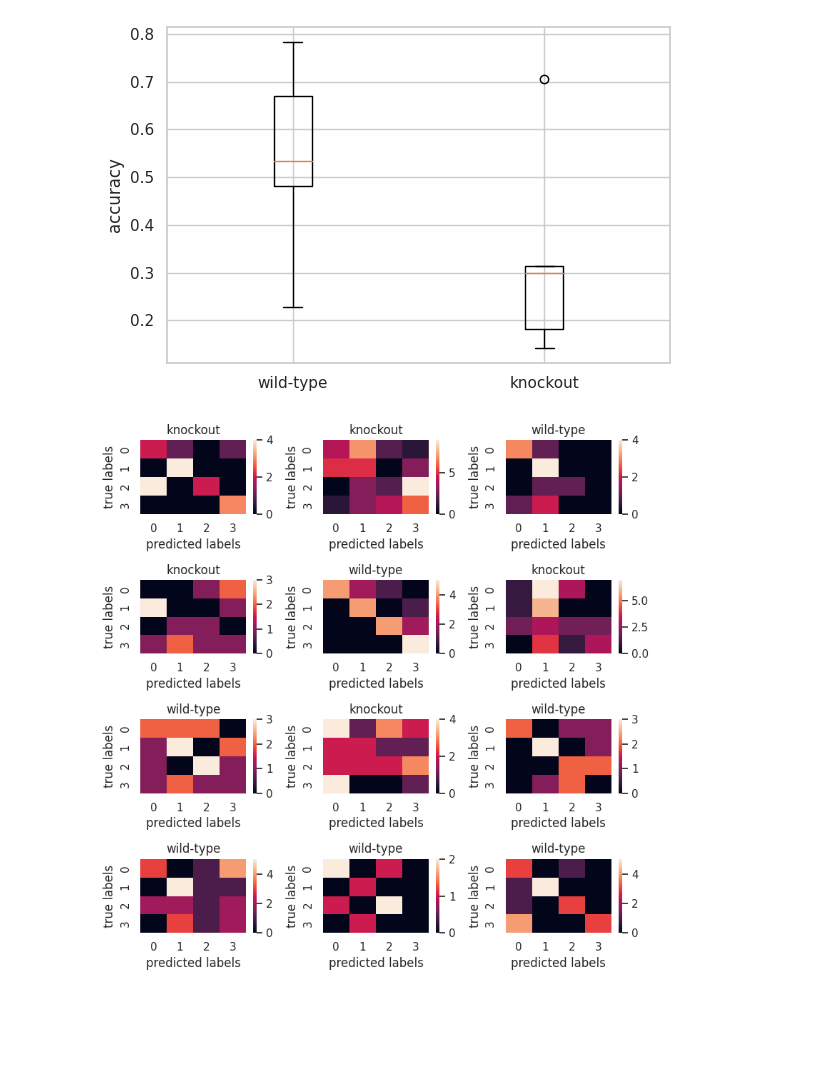
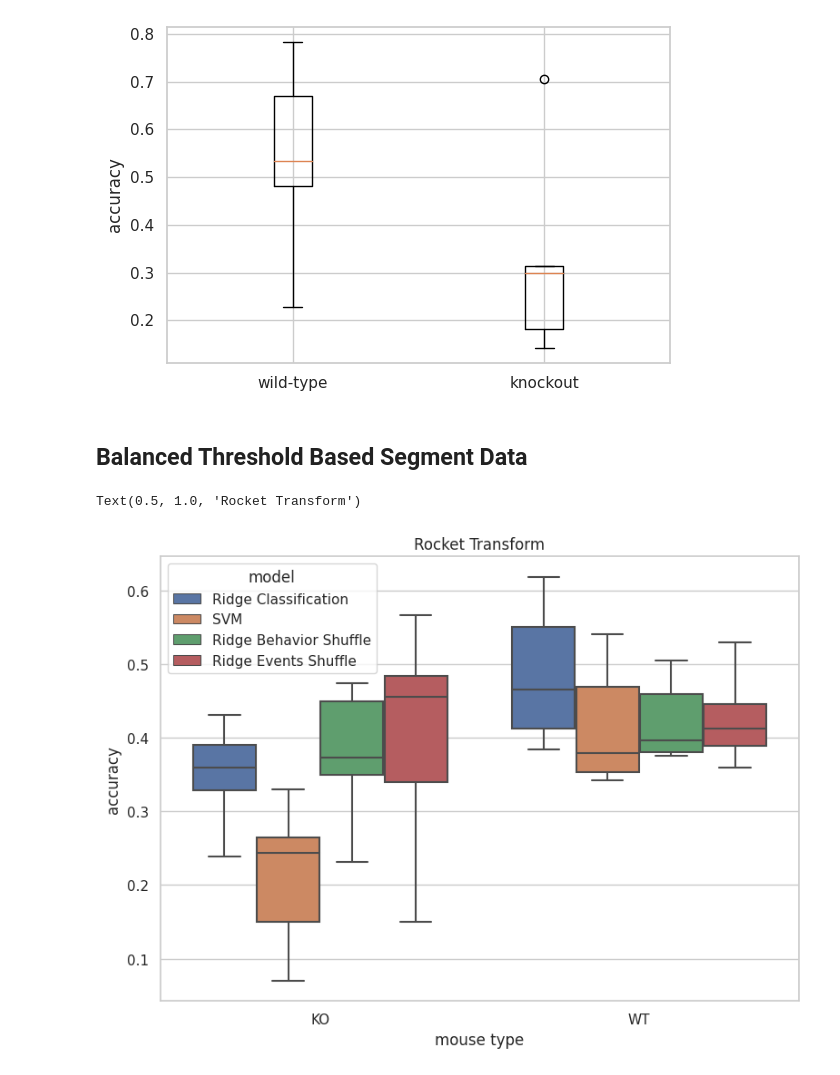
Before and after one commit to kisaragiRY/decoding-DG, a Jupyter notebook: notebooks/3-decoding-model/2-classification/3-time-series-classification/2-implement/01-rocket-results.ipynb, the cells around one changed output. Cells and saved outputs as stored; diff of their text form; code cells hidden in the pictures; blank space fills up the shorter version.

Commit message:
visualized the rocket results #42

```diff
--- a/notebooks/3-decoding-model/2-classification/3-time-series-classification/2-implement/01-rocket-results.ipynb
+++ b/notebooks/3-decoding-model/2-classification/3-time-series-classification/2-implement/01-rocket-results.ipynb
@@ -38,21 +36,34 @@ ax.set_ylabel("accuracy")
 # %% [output]
 Text(0, 0.5, 'accuracy')
 [figure]
-# %%
-fig, axes = plt.subplots(figsize=(8,8),nrows = 4, ncols = 3, tight_layout = True)
-axes = axes.ravel()
-
-for id_, data_dir in enumerate(ParamDir().data_path_list):
-    data_name = str(data_dir).split('/')[-1]
-    with open(ParamDir().output_dir/data_name/(f"tsc_train_rocket.pickle"),"rb") as f:
-        results= pickle.load(f)
-    sns.heatmap(confusion_matrix(results["y_test"], results["y_pred"]), ax=axes[id_])
-    axes[id_].set_xlabel("predicted labels")
-    axes[id_].set_ylabel("true labels")
-    if "KO" in str(data_dir):
-        mouse_type = "knockout"
-    else:
-        mouse_type = "wild-type"
-    axes[id_].set_title(mouse_type)
-# %% [output]
-[figure, removed]
+# %% [markdown]
+## Balanced Threshold Based Segment Data
+# %%
+fig, ax = plt.subplots(figsize=(8,6), tight_layout = True, sharey=True)
+file_model = [
+    ("tsc_train_rocket_threshold_segment_False", "Ridge Classification"),
+    ("tsc_train_rocket_SVM_threshold_segment_False", "SVM"),
+    # ("tsc_train_rocket_Softmax_threshold_segment_False", "Softmax"),
+    ("tsc_train_rocket_Ridge_threshold_segment_behavior shuffling", "Ridge Behavior Shuffle"),
+    ("tsc_train_rocket_Ridge_threshold_segment_events shuffling", "Ridge Events Shuffle"),
+]
+accu_list = []
+for file_name, model in file_model:
+    for m_id, data_dir in enumerate(datalist):
+        data_name = str(data_dir).split('/')[-1]
+        with open(ParamDir().output_dir/data_name/(f"{file_name}.pickle"),"rb") as f:
+            results = pickle.load(f)
+        accu = np.mean(results["scores"])
+        if "KO" in data_name:
+            accu_list.append((accu, "KO", model))
+        else:
+            accu_list.append((accu, "WT", model))
+
+df = pd.DataFrame(accu_list, columns=["score", "mouse type", "model"])
+sns.boxplot(x="mouse type", y ="score", hue="model", data=df, ax=ax)
+ax.set_ylabel("accuracy")
+# ax.legend(bbox_to_anchor=(.3, 1.2))
+ax.set_title("Rocket Transform")
+# %% [output]
+Text(0.5, 1.0, 'Rocket Transform')
+[figure, added]
```
Also changed, not shown: parts of 2 cells of this notebook.
